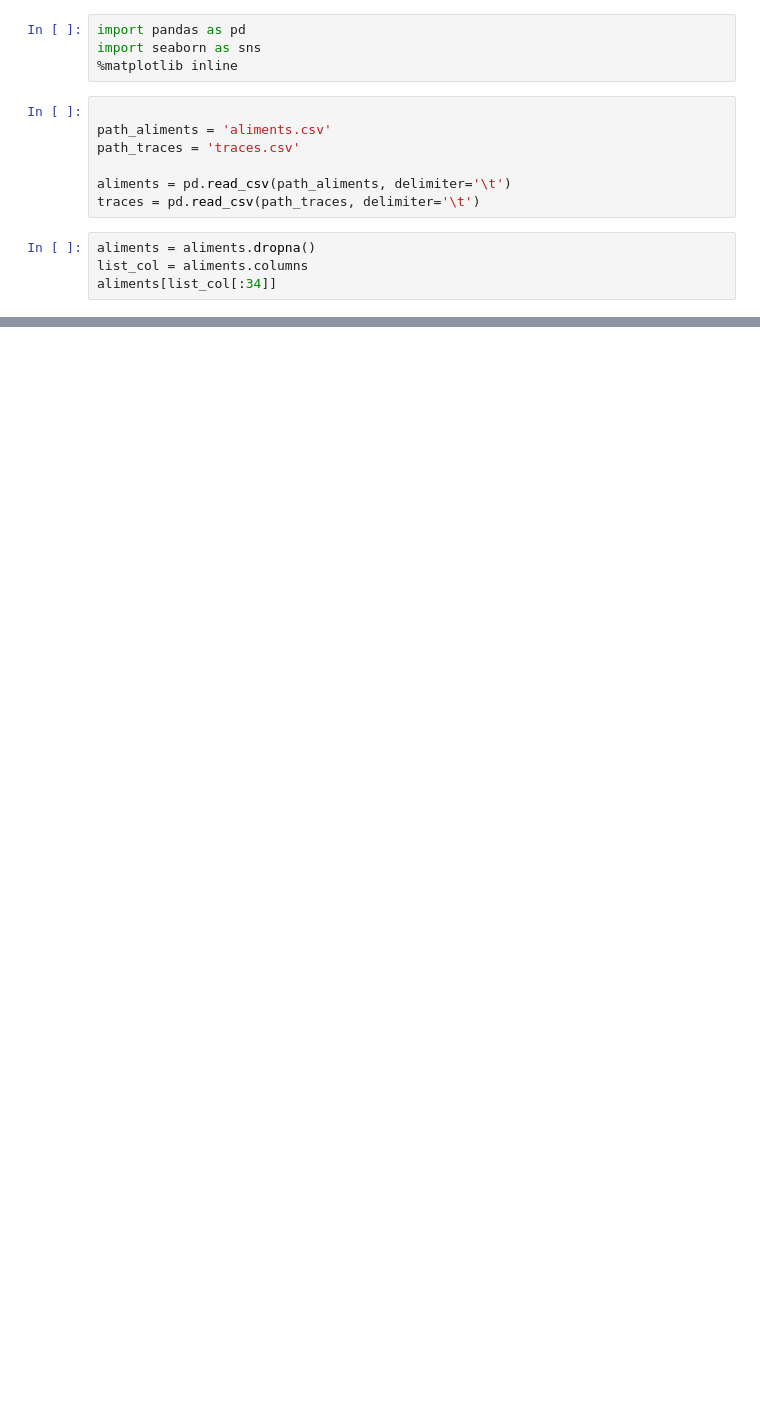
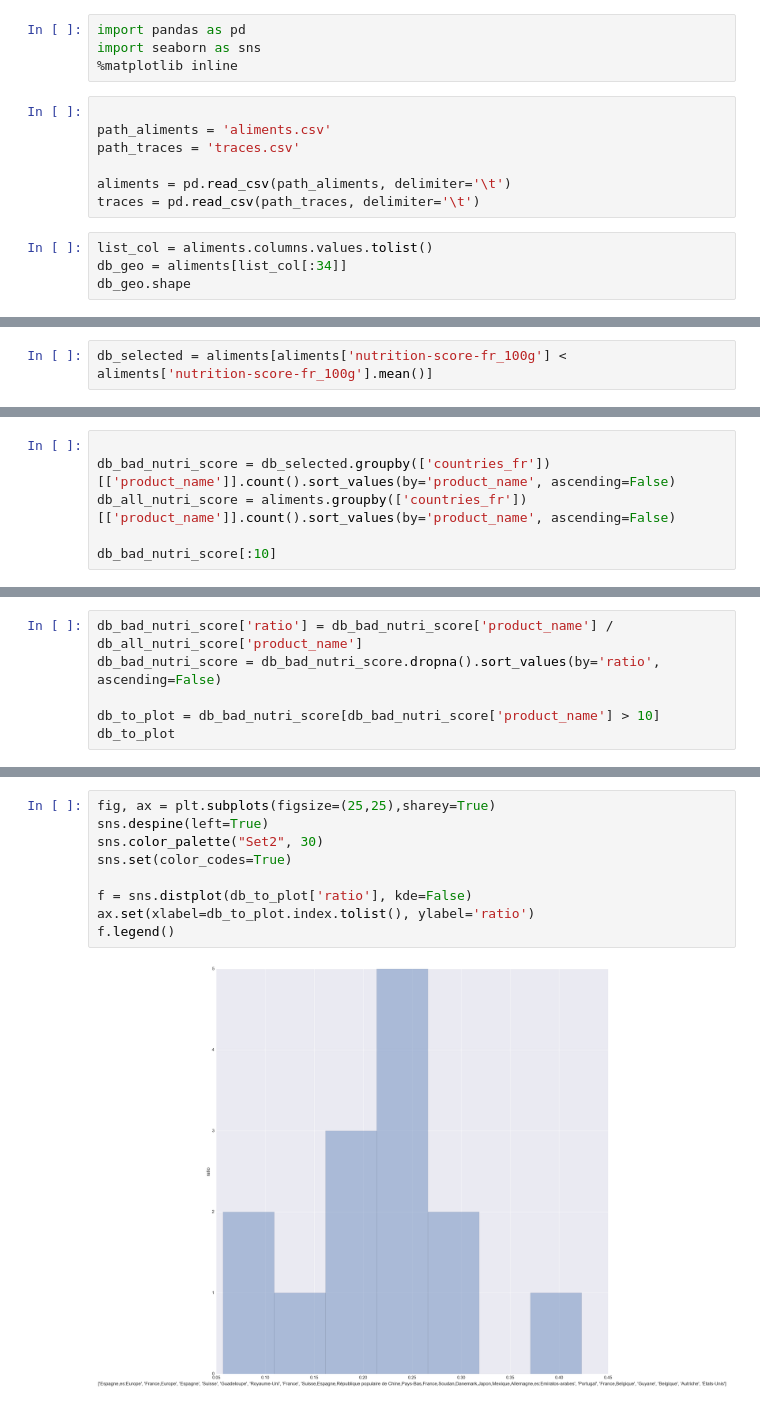
Before and after one commit to telecom-paristech-ms-bgd-2017/starter-kit-datascience, a Jupyter notebook: westley-birmingham/Lesson6/exo_cc_lesson_6_viz.ipynb, the cells around one changed output, grey strips where cells are left out. Drawn from its saved outputs; the diff is of its cells as text; blank space fills up the shorter version.

```diff
--- a/westley-birmingham/Lesson6/exo_cc_lesson_6_viz.ipynb
+++ b/westley-birmingham/Lesson6/exo_cc_lesson_6_viz.ipynb
@@ -10,7 +10,7 @@ path_traces = 'traces.csv'
 aliments = pd.read_csv(path_aliments, delimiter='\t')
 traces = pd.read_csv(path_traces, delimiter='\t')
 # %%
-aliments = aliments.dropna()
-list_col = aliments.columns
-aliments[list_col[:34]]
+list_col = aliments.columns.values.tolist()
+db_geo = aliments[list_col[:34]]
+db_geo.shape
 # %% [output]
@@ -24,0 +31,2 @@ db_countries = aliments.groupby(['countries','product_name']).count()
+# %%
+db_selected = aliments[aliments['nutrition-score-fr_100g'] < aliments['nutrition-score-fr_100g'].mean()]
@@ -24,0 +54,6 @@ db_countries = aliments.groupby(['countries','product_name']).count()
+# %%
+
+db_bad_nutri_score = db_selected.groupby(['countries_fr'])[['product_name']].count().sort_values(by='product_name', ascending=False)
+db_all_nutri_score = aliments.groupby(['countries_fr'])[['product_name']].count().sort_values(by='product_name', ascending=False)
+
+db_bad_nutri_score[:10]
@@ -24,0 +73,6 @@ db_countries = aliments.groupby(['countries','product_name']).count()
+# %%
+db_bad_nutri_score['ratio'] = db_bad_nutri_score['product_name'] / db_all_nutri_score['product_name']
+db_bad_nutri_score = db_bad_nutri_score.dropna().sort_values(by='ratio', ascending=False)
+
+db_to_plot = db_bad_nutri_score[db_bad_nutri_score['product_name'] > 10]
+db_to_plot
@@ -24,0 +113,11 @@ db_countries = aliments.groupby(['countries','product_name']).count()
+# %%
+fig, ax = plt.subplots(figsize=(25,25),sharey=True)
+sns.despine(left=True)
+sns.color_palette("Set2", 30)
+sns.set(color_codes=True)
+
+f = sns.distplot(db_to_plot['ratio'], kde=False)
+ax.set(xlabel=db_to_plot.index.tolist(), ylabel='ratio')
+f.legend()
+# %% [output]
+[figure, added]
```
Also changed, not shown: parts of 10 cells of this notebook.
